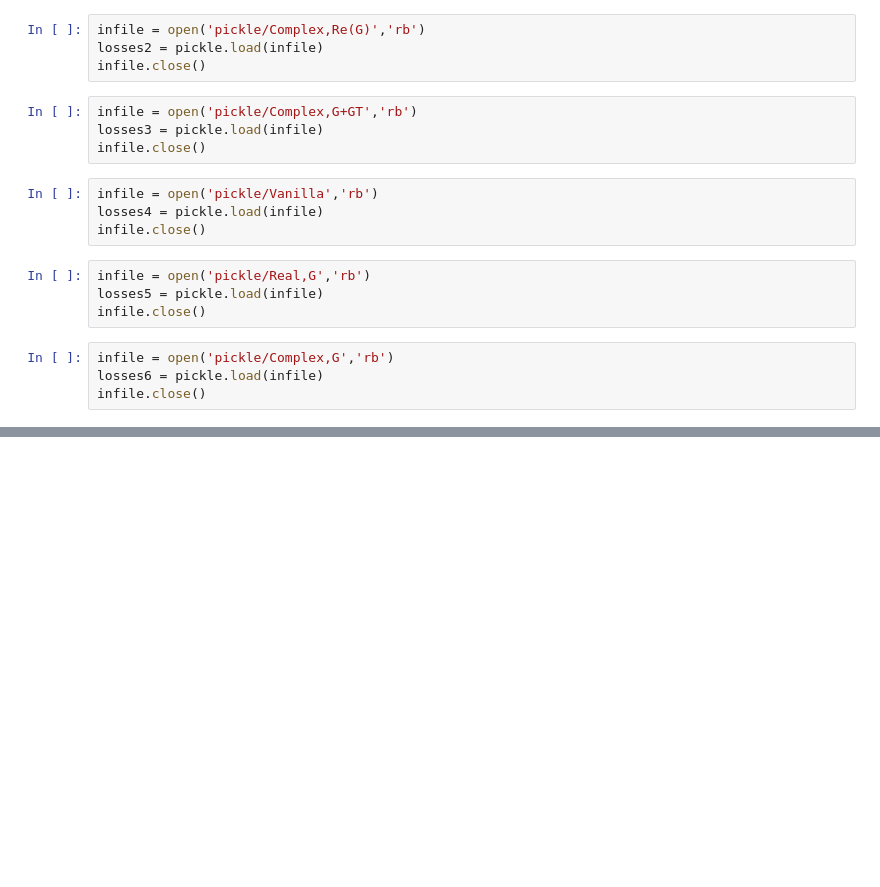
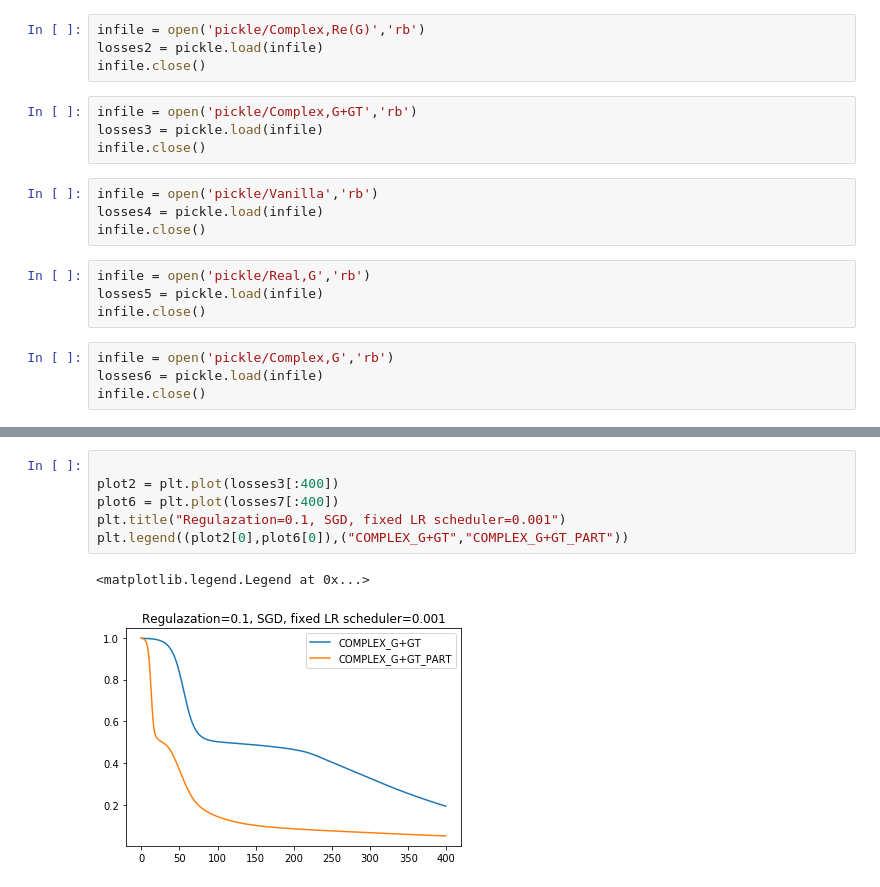
Before and after one commit to Miatto-research-group/Poenta, a Jupyter notebook: Untitled1.ipynb, the cells around one changed output, grey strips where cells are left out. Saved outputs shown, nothing was run; the diff lists cells and outputs as text; blank space fills up the shorter version.

```diff
--- a/Untitled1.ipynb
+++ b/Untitled1.ipynb
@@ -45,0 +51,9 @@ Text(430, 0.8, 'Vanilla means without NG')
+# %%
+
+plot2 = plt.plot(losses3[:400])
+plot6 = plt.plot(losses7[:400])
+plt.title("Regulazation=0.1, SGD, fixed LR scheduler=0.001")
+plt.legend((plot2[0],plot6[0]),("COMPLEX_G+GT","COMPLEX_G+GT_PART"))
+# %% [output]
+<matplotlib.legend.Legend at 0x...>
+[figure, added]
```
Also changed, not shown: parts of 2 cells of this notebook, 4 other files.
